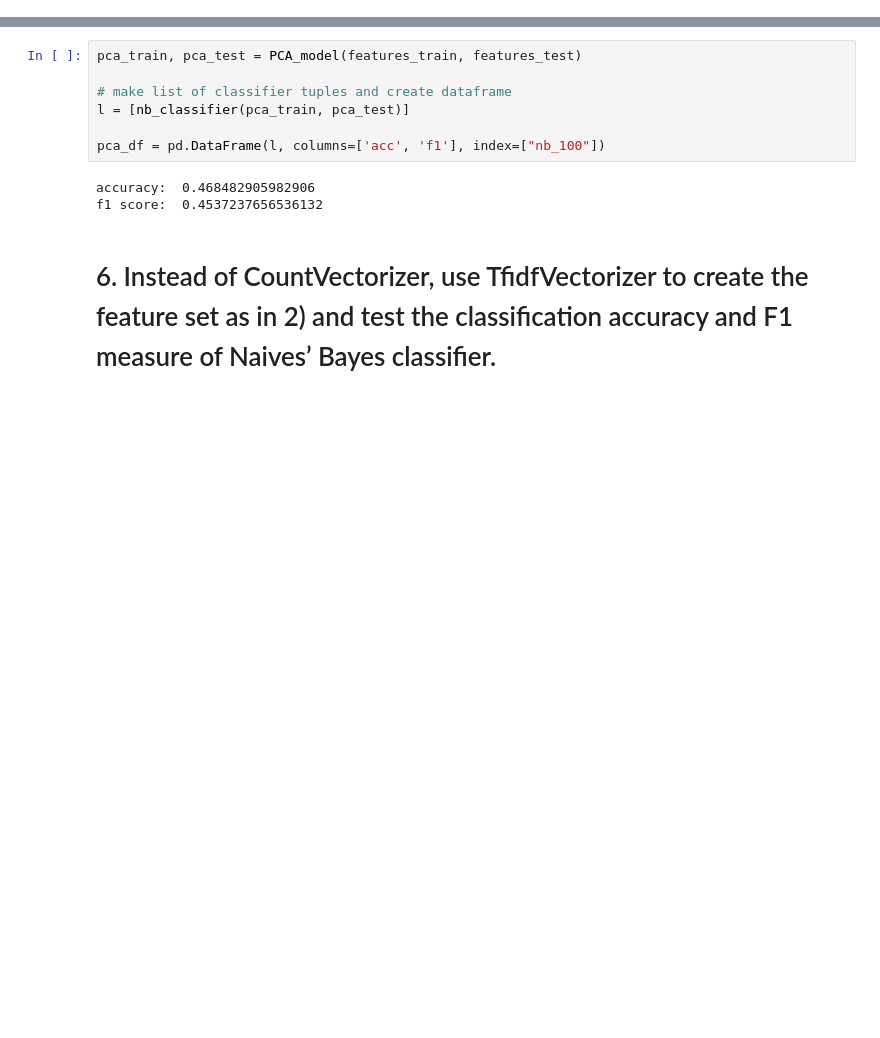
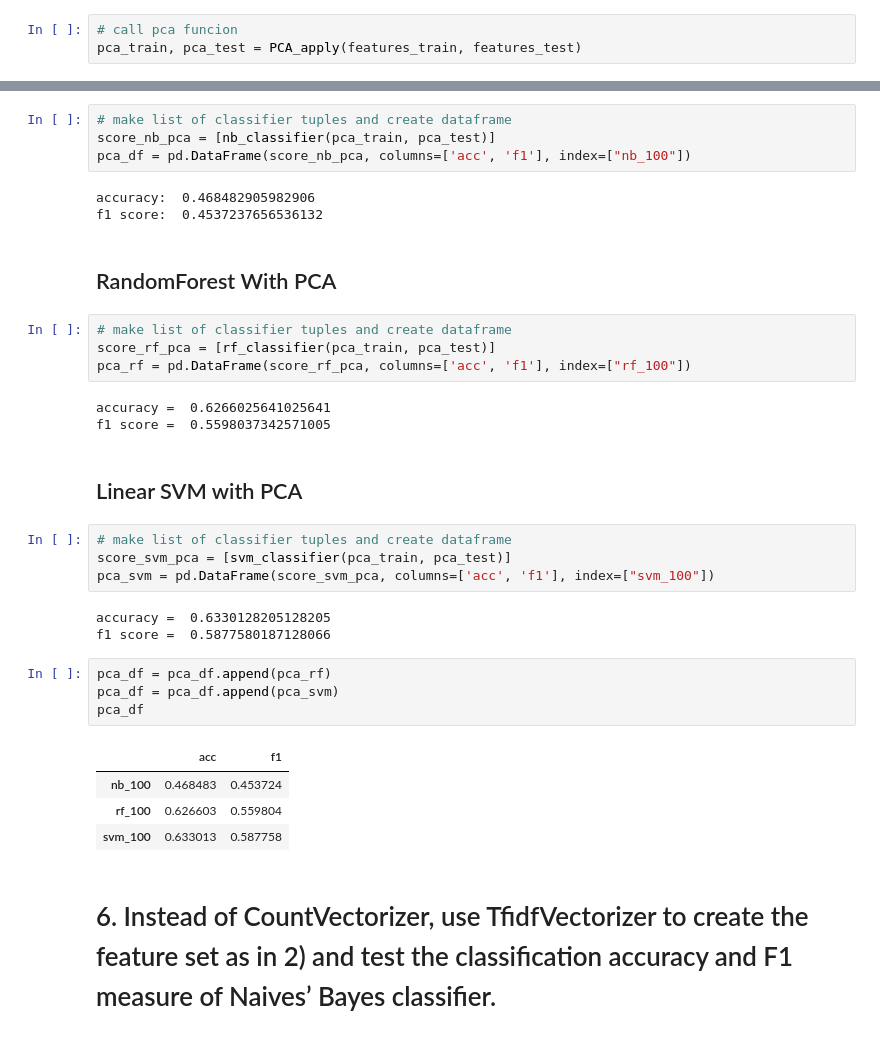
Before and after one commit to JoonasAN/NLP-and-Text-Mining-Project, a Jupyter notebook: project.ipynb, the cells around one changed output, grey strips where cells are left out. Drawn from its saved outputs; the diff is of its cells as text; blank space fills up the shorter version.

```diff
--- a/project.ipynb
+++ b/project.ipynb
@@ -640,3 +650,6 @@ def PCA_model (features_train, features_test):
     pca_train = pca.transform(features_train)
     pca_test = pca.transform(features_test)
     return pca_train, pca_test
+# %%
+# call pca funcion
+pca_train, pca_test = PCA_apply(features_train, features_test)
@@ -643,12 +658,36 @@ def PCA_model (features_train, features_test):
 # %%
-pca_train, pca_test = PCA_model(features_train, features_test)
-
 # make list of classifier tuples and create dataframe
-l = [nb_classifier(pca_train, pca_test)]
-
-pca_df = pd.DataFrame(l, columns=['acc', 'f1'], index=["nb_100"])
+score_nb_pca = [nb_classifier(pca_train, pca_test)]
+pca_df = pd.DataFrame(score_nb_pca, columns=['acc', 'f1'], index=["nb_100"])
 # %% [output]
 accuracy:  0.468482905982906
 f1 score:  0.4537237656536132
+# %% [markdown]
+## RandomForest With PCA
+# %%
+# make list of classifier tuples and create dataframe
+score_rf_pca = [rf_classifier(pca_train, pca_test)]
+pca_rf = pd.DataFrame(score_rf_pca, columns=['acc', 'f1'], index=["rf_100"])
+# %% [output]
+accuracy =  0.6266025641025641
+f1 score =  0.5598037342571005
+# %% [markdown]
+## Linear SVM with PCA
+# %%
+# make list of classifier tuples and create dataframe
+score_svm_pca = [svm_classifier(pca_train, pca_test)]
+pca_svm = pd.DataFrame(score_svm_pca, columns=['acc', 'f1'], index=["svm_100"])
+# %% [output]
+accuracy =  0.6330128205128205
+f1 score =  0.5877580187128066
+# %%
+pca_df = pca_df.append(pca_rf)
+pca_df = pca_df.append(pca_svm)
+pca_df
+# %% [output]
+|  | acc | f1 |
+| nb_100 | 0.468483 | 0.453724 |
+| rf_100 | 0.626603 | 0.559804 |
+| svm_100 | 0.633013 | 0.587758 |
 # %% [markdown]
 # 6. Instead of CountVectorizer, use TfidfVectorizer to create the feature set as in 2) and test the classification accuracy and F1 measure of Naives’ Bayes classifier.
```
Also changed, not shown: parts of 22 cells of this notebook.
